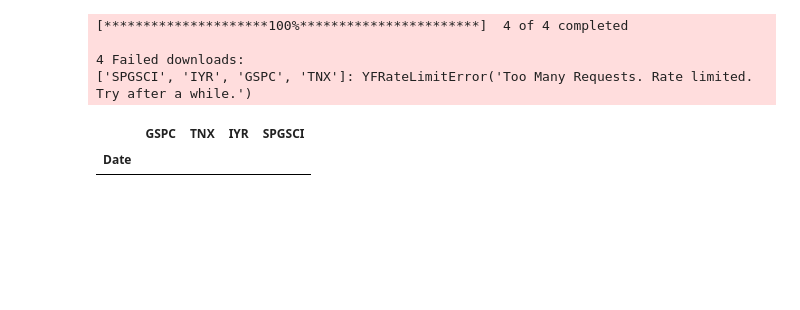
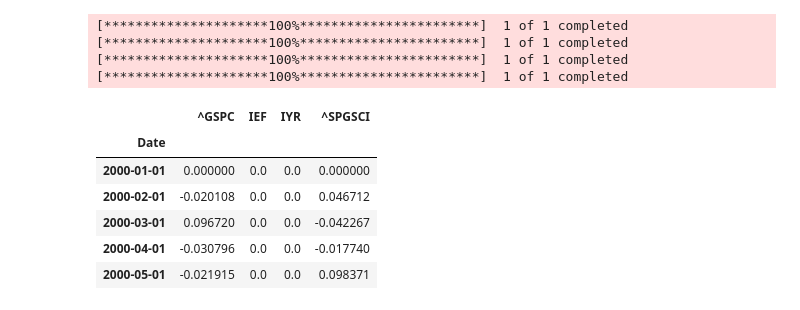
Before and after one commit to KiranReddy0808/FE5214-Introduction-to-quant-investing, a Jupyter notebook: Assignment 3/assignment3.ipynb, the cells around one changed output. Drawn from its saved outputs; the diff is of its cells as text; code cells hidden in the pictures; blank space fills up the shorter version.

```diff
--- a/Assignment 3/assignment3.ipynb
+++ b/Assignment 3/assignment3.ipynb
@@ -9,43 +7,56 @@ import scipy.stats as stats
 import scipy.optimize as opt
 # %%
 
-if not os.path.exists("monthly_returns.csv"):
+# if not os.path.exists("monthly_returns.csv"):
+
+if True:
 
     # Tickers for asset classes
     tickers = {
-        'US Equities (SPY)': 'GSPC',
-        'US 10Yr Bonds (IEF)': 'TNX',
+        'US Equities (^GSPC)': '^GSPC',
+        'US 10Yr Bonds (IEF)': 'IEF',
         'US REITs (IYR)': 'IYR',
-        'Commodities (GSG)': 'SPGSCI'
+        'Commodities (SPGSCI)': '^SPGSCI'
     }
 
-    # Download monthly adjusted close prices
-    data = yf.download(list(tickers.values()), start='2000-01-01', interval='1mo')['Close']
+    data = pd.DataFrame()
 
-    data.columns = tickers.values()
+    # downloading and clean data
+    for name, ticker in tickers.items():
+        df = yf.download(ticker, start = '2000-01-01', end = '2023-10-01', interval='1mo')
+        if df.empty:
+            print(f"[Warning] No data for {name} ({ticker})")
+            continue
+        col = "Adj Close" if "Adj Close" in df.columns else "Close"
+        data[ticker] = df[col]
 
     # Calculate monthly returns
     monthly_returns = data.pct_change().fillna(0)
 
     # Show or save result
     display(monthly_returns.head())
 
     # Optional: Save to CSV
     monthly_returns.to_csv("monthly_returns.csv")
 
-else:
-    # Load the monthly returns from the CSV file
-    monthly_returns = pd.read_csv("monthly_returns.csv", index_col=0, parse_dates=True)
-    monthly_returns.index = pd.to_datetime(monthly_returns.index)
+# else:
+#     # Load the monthly returns from the CSV file
+#     monthly_returns = pd.read_csv("monthly_returns.csv", index_col=0, parse_dates=True)
+#     monthly_returns.index = pd.to_datetime(monthly_returns.index)
 
-    display(monthly_returns.head())
+#     display(monthly_returns.head())
 # %% [output]
-[*********************100%***********************]  4 of 4 completed
-
-4 Failed downloads:
-['SPGSCI', 'IYR', 'GSPC', 'TNX']: YFRateLimitError('Too Many Requests. Rate limited. Try after a while.')
+[*********************100%***********************]  1 of 1 completed
+[*********************100%***********************]  1 of 1 completed
+[*********************100%***********************]  1 of 1 completed
+[*********************100%***********************]  1 of 1 completed
-|  | GSPC | TNX | IYR | SPGSCI |
+|  | ^GSPC | IEF | IYR | ^SPGSCI |
 | Date |  |  |  |  |
+| 2000-01-01 | 0.000000 | 0.0 | 0.0 | 0.000000 |
+| 2000-02-01 | -0.020108 | 0.0 | 0.0 | 0.046712 |
+| 2000-03-01 | 0.096720 | 0.0 | 0.0 | -0.042267 |
+| 2000-04-01 | -0.030796 | 0.0 | 0.0 | -0.017740 |
+| 2000-05-01 | -0.021915 | 0.0 | 0.0 | 0.098371 |
 # %%
 annualized_returns = (1 + monthly_returns).prod() ** (12 / len(monthly_returns)) - 1
 annualized_volatility = monthly_returns.std() * np.sqrt(12)
```
Also changed, not shown: parts of 19 cells of this notebook, 1 other file.
